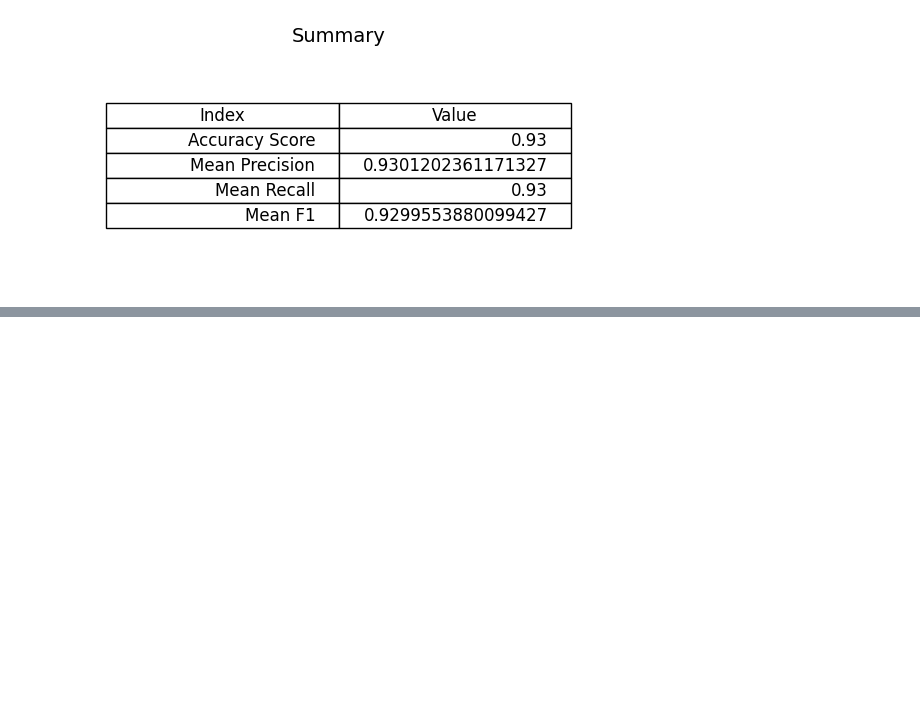
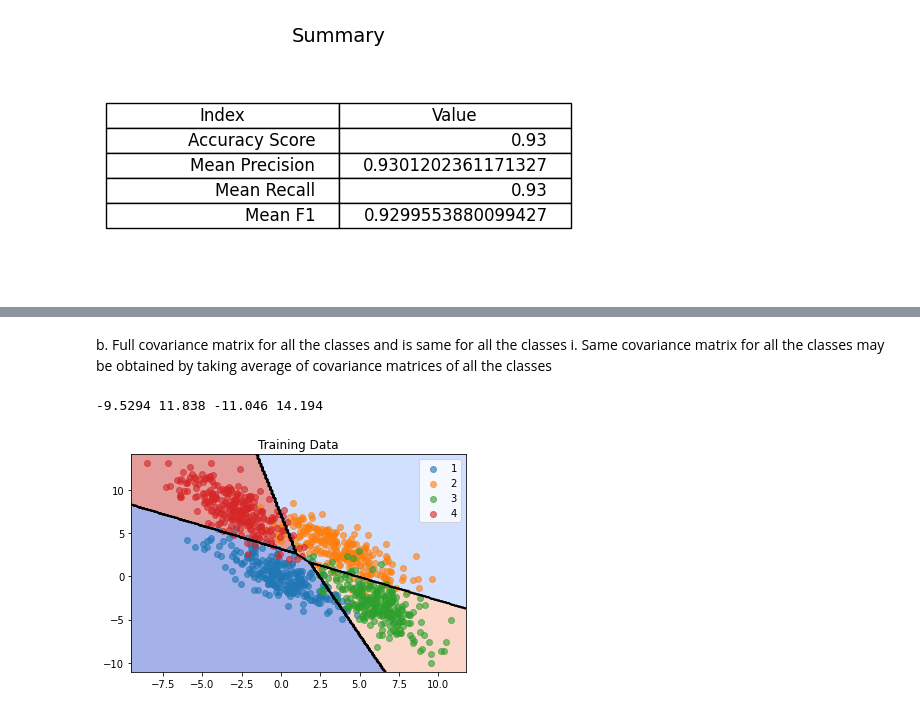
Before and after one commit to amankushwaha25/CS401-IML-Assignment, a Jupyter notebook: Overlapping.ipynb, the cells around one changed output, grey strips where cells are left out. Drawn from its saved outputs; the diff is of its cells as text; code cells hidden in the pictures; blank space fills up the shorter version.

```diff
--- a/Overlapping.ipynb
+++ b/Overlapping.ipynb
@@ -407,0 +513,9 @@ plot_mean_matrix(df_overlapping_test, y_pred)
+# %% [markdown]
+b.  Full covariance matrix for all the classes and is same for all the classes
+    i. Same  covariance  matrix  for  all  the  classes  may  be  obtained  by  taking average of covariance matrices of all the classes
+# %%
+bbc.fit(df_overlapping_train,'same','full','classwise')
+decision_plot(df_overlapping_train, bbc, title="Training Data")
+# %% [output]
+-9.5294 11.838 -11.046 14.194
+[figure, added]
```
Also changed, not shown: parts of 20 cells of this notebook, 2 other files.
